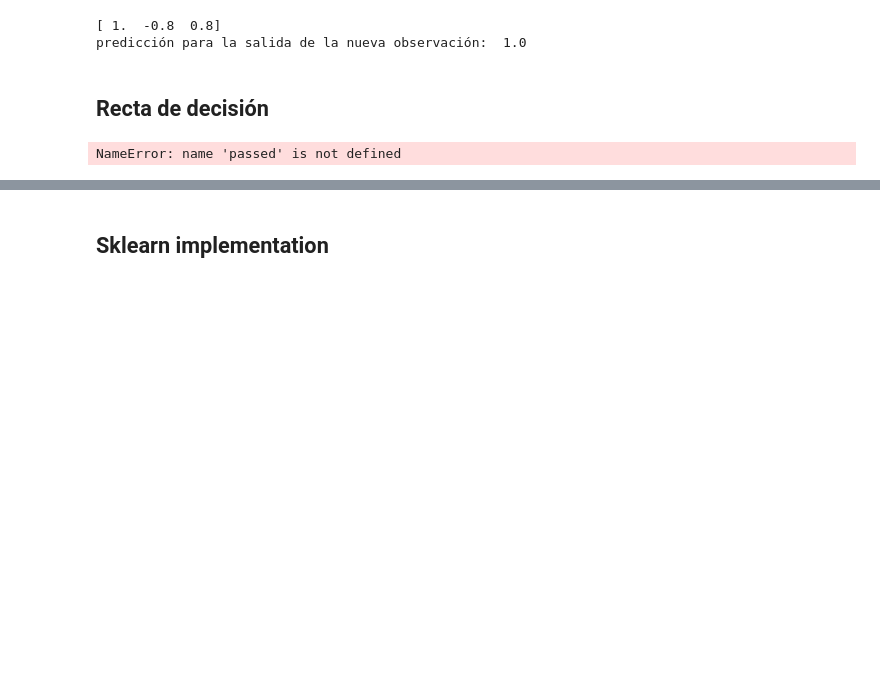
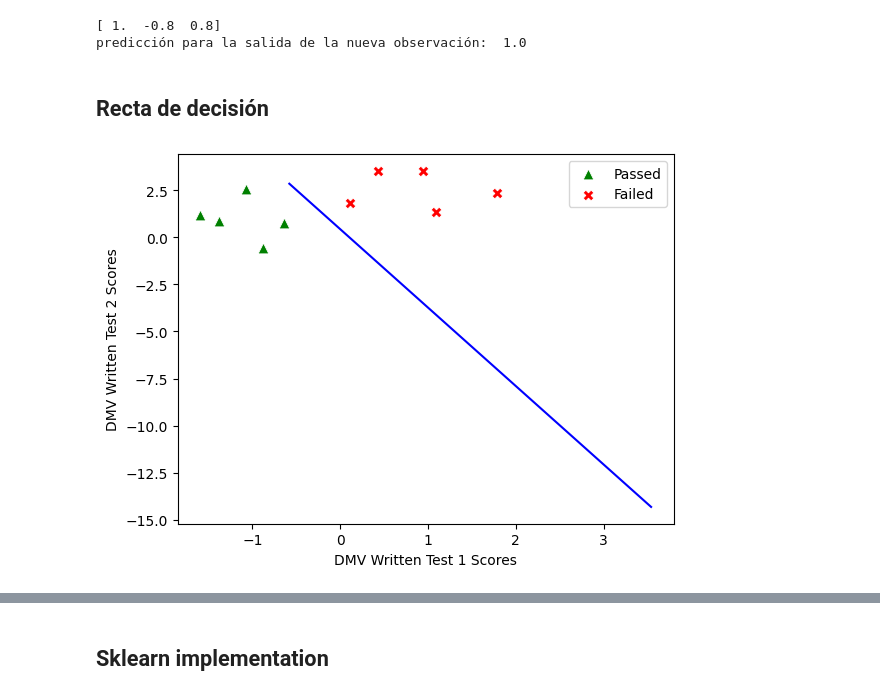
Before and after one commit to gachet/ad-1-24, a Jupyter notebook: LOG/ejer2_0_1_LR.ipynb, the cells around one changed output, grey strips where cells are left out. Saved outputs shown, nothing was run; the diff lists cells and outputs as text; code cells hidden in the pictures; blank space fills up the shorter version.

```diff
--- a/LOG/ejer2_0_1_LR.ipynb
+++ b/LOG/ejer2_0_1_LR.ipynb
@@ -222,26 +222,33 @@ print("predicción para la salida de la nueva observación: ", preds_prob_new_x)
 predicción para la salida de la nueva observación:  1.0
 # %% [markdown]
 ## Recta de decisión
+# %%
+passed = (y == 1)
+failed = (y == 0)
 # %%
 import seaborn as sns
-sns.scatterplot(x = X[passed[:, 0], 1],
-                y = X[passed[:, 0], 2],
-                marker = "^",
-                color = "green",
-                s = 60)
-ax = sns.scatterplot(x = X[failed[:, 0], 1],
-                    y = X[failed[:, 0], 2],
-                    marker = "X",
-                    color = "red",
-                    s = 60)
+
+
+sns.scatterplot(x=X[passed, 0],  # Select rows where passed is True, and the first feature (column 0)
+                y=X[passed, 1],  # Select rows where passed is True, and the second feature (column 1)
+                marker="^",
+                color="green",
+                s=60)
+
+# For the scatter plot of failed samples
+ax = sns.scatterplot(x=X[failed, 0],  # Select rows where failed is True, and the first feature (column 0)
+                    y=X[failed, 1],  # Select rows where failed is True, and the second feature (column 1)
+                    marker="X",
+                    color="red",
+                    s=60)
 
 ax.legend(["Passed", "Failed"])
 ax.set(xlabel="DMV Written Test 1 Scores", ylabel="DMV Written Test 2 Scores")
 
 x_boundary = np.array([np.min(X[:, 1]), np.max(X[:, 1])])
 y_boundary = -(theta[0] + theta[1] * x_boundary) / theta[2]
 
-sns.lineplot(x = x_boundary, y = y_boundary, color="blue")
-plt.show();
+sns.lineplot(x=x_boundary, y=y_boundary, color="blue")
+plt.show()
 # %% [output]
-NameError: name 'passed' is not defined
+[figure, added]
```
Also changed, not shown: parts of 2 cells of this notebook.
